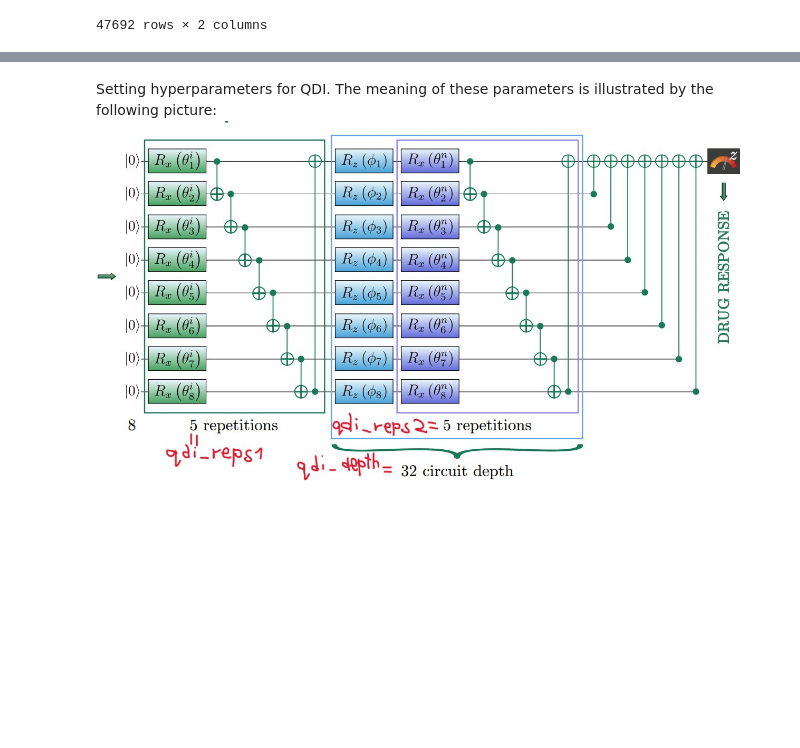
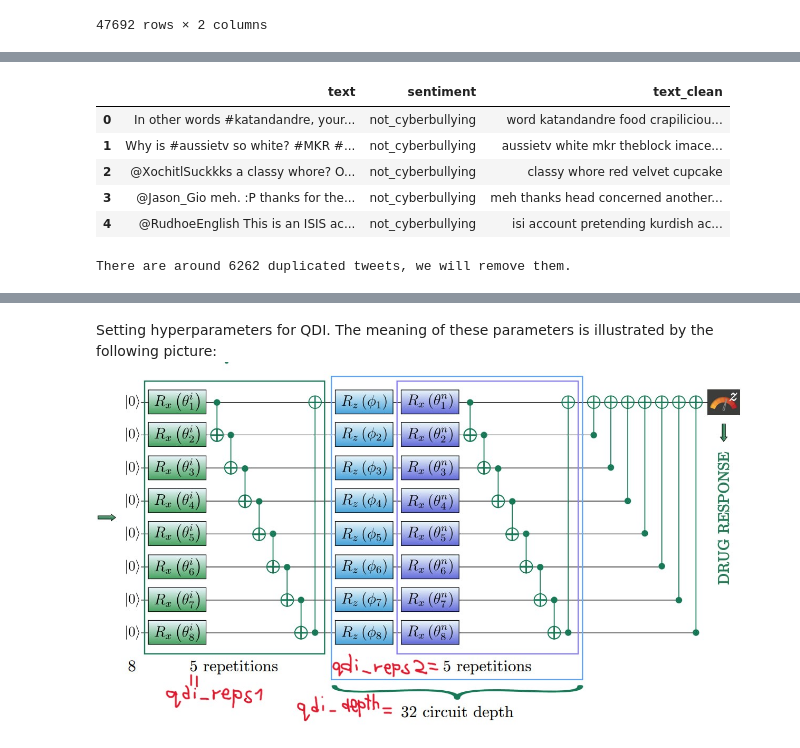
Before and after one commit to den1shh/HNN-for-cyberbulling-classification, a Jupyter notebook: cyberbullinghnn.ipynb, the cells around one changed output, grey strips where cells are left out. Saved outputs shown, nothing was run; the diff lists cells and outputs as text; code cells hidden in the pictures; blank space fills up the shorter version.

```diff
--- a/cyberbullinghnn.ipynb
+++ b/cyberbullinghnn.ipynb
@@ -32,0 +41,27 @@ Requirement already satisfied: certifi>=2017.4.17 in /usr/local/lib/python3.10/d
+# %%
+!pip install langdetect
+!pip install contractions
+!pip install emoji==1.4.1
+!pip install nltk
+
+# Text cleaning
+import re
+import string
+import emoji
+import nltk
+nltk.download('stopwords')
+from nltk.stem import WordNetLemmatizer, PorterStemmer
+from nltk.corpus import stopwords
+# Data preprocessing
+from sklearn import preprocessing
+from sklearn.model_selection import train_test_split
+from imblearn.over_sampling import RandomOverSampler
+from langdetect import detect, LangDetectException
+import contractions
+from nltk.tokenize import word_tokenize
+
+# Define stop words for text cleaning
+stop_words = set(stopwords.words('english'))
+
+# Initialize lemmatizer for text cleaning
+lemmatizer = WordNetLemmatizer()
@@ -178,0 +261,13 @@ torch.Size([100])
+# %%
+df.head()
+# %% [output]
+|  | text | sentiment | text_clean |
+| 0 | In other words #katandandre, your... | not_cyberbullying | word katandandre food crapiliciou... |
+| 1 | Why is #aussietv so white? #MKR #... | not_cyberbullying | aussietv white mkr theblock imace... |
+| 2 | @XochitlSuckkks a classy whore? O... | not_cyberbullying | classy whore red velvet cupcake |
+| 3 | @Jason_Gio meh. :P thanks for the... | not_cyberbullying | meh thanks head concerned another... |
+| 4 | @RudhoeEnglish This is an ISIS ac... | not_cyberbullying | isi account pretending kurdish ac... |
+# %%
+print(f'There are around {int(df["text_clean"].duplicated().sum())} duplicated tweets, we will remove them.')
+# %% [output]
+There are around 6262 duplicated tweets, we will remove them.
```
Also changed, not shown: parts of 58 cells of this notebook.
